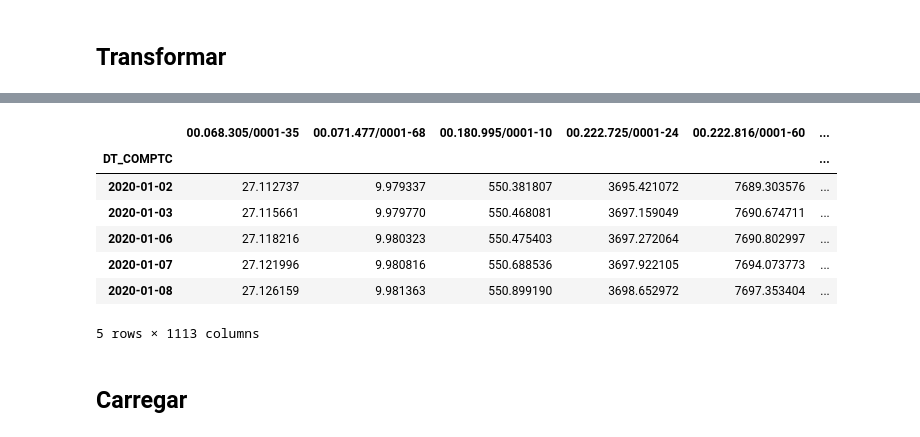
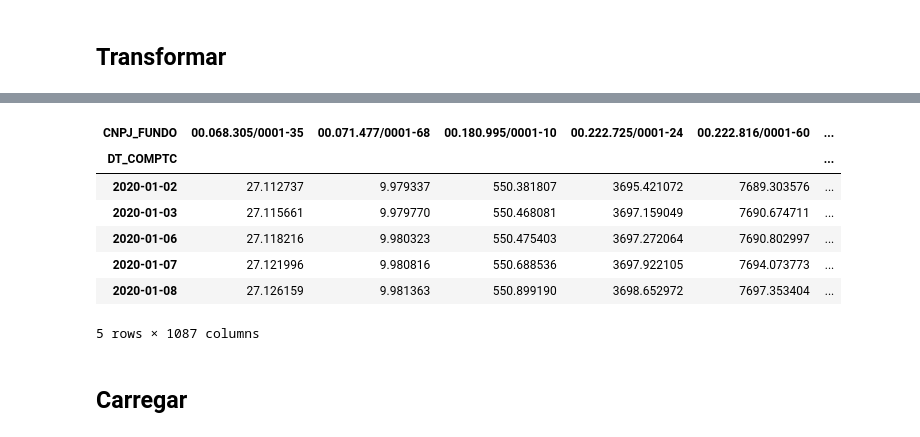
Before and after one commit to matheusbsilva/python-etl, a Jupyter notebook: ETL_open_data.ipynb, the cells around one changed output, grey strips where cells are left out. Cells and saved outputs as stored; diff of their text form; code cells hidden in the pictures.

```diff
--- a/ETL_open_data.ipynb
+++ b/ETL_open_data.ipynb
@@ -219,2 +160,0 @@ memory usage: 46.4+ MB
-# %%
-df_final_date = raw_df[raw_df.DT_COMPTC == raw_df.DT_COMPTC.max()]
@@ -243,14 +161,26 @@ result.set_index('DT_COMPTC', inplace=True)
+# %%
+def filter_by_shareholders(df, qtd_shareholders = 1000):
+    df_final_date = df[df.DT_COMPTC == df.DT_COMPTC.max()]
+    valid_cnpjs = df_final_date.query('NR_COTST >= @qtd_shareholders').CNPJ_FUNDO
+    return df.query('CNPJ_FUNDO in @valid_cnpjs')
+# %%
+def transform(data):
+    data.DT_COMPTC = pd.to_datetime(data.DT_COMPTC, format='%Y-%m-%d')
+    return (data.pipe(filter_by_shareholders)
+                .pipe(pd.pivot, index='DT_COMPTC', columns='CNPJ_FUNDO', values='VL_QUOTA'))
+# %%
+df_transform = transform(df_extract)
 # %%
-result.head()
+df_transform.head()
 # %% [output]
-|  | 00.068.305/0001-35 | 00.071.477/0001-68 | 00.180.995/0001-10 | 00.222.725/0001-24 | 00.222.816/0001-60 | ... |
+| CNPJ_FUNDO | 00.068.305/0001-35 | 00.071.477/0001-68 | 00.180.995/0001-10 | 00.222.725/0001-24 | 00.222.816/0001-60 | ... |
 | DT_COMPTC |  |  |  |  |  | ... |
 | 2020-01-02 | 27.112737 | 9.979337 | 550.381807 | 3695.421072 | 7689.303576 | ... |
 | 2020-01-03 | 27.115661 | 9.979770 | 550.468081 | 3697.159049 | 7690.674711 | ... |
 | 2020-01-06 | 27.118216 | 9.980323 | 550.475403 | 3697.272064 | 7690.802997 | ... |
 | 2020-01-07 | 27.121996 | 9.980816 | 550.688536 | 3697.922105 | 7694.073773 | ... |
 | 2020-01-08 | 27.126159 | 9.981363 | 550.899190 | 3698.652972 | 7697.353404 | ... |
-5 rows × 1113 columns
+5 rows × 1087 columns
 # %% [markdown]
 ## Carregar
 # %% [markdown]
```
Also changed, not shown: parts of 59 cells of this notebook, 5 other files.
